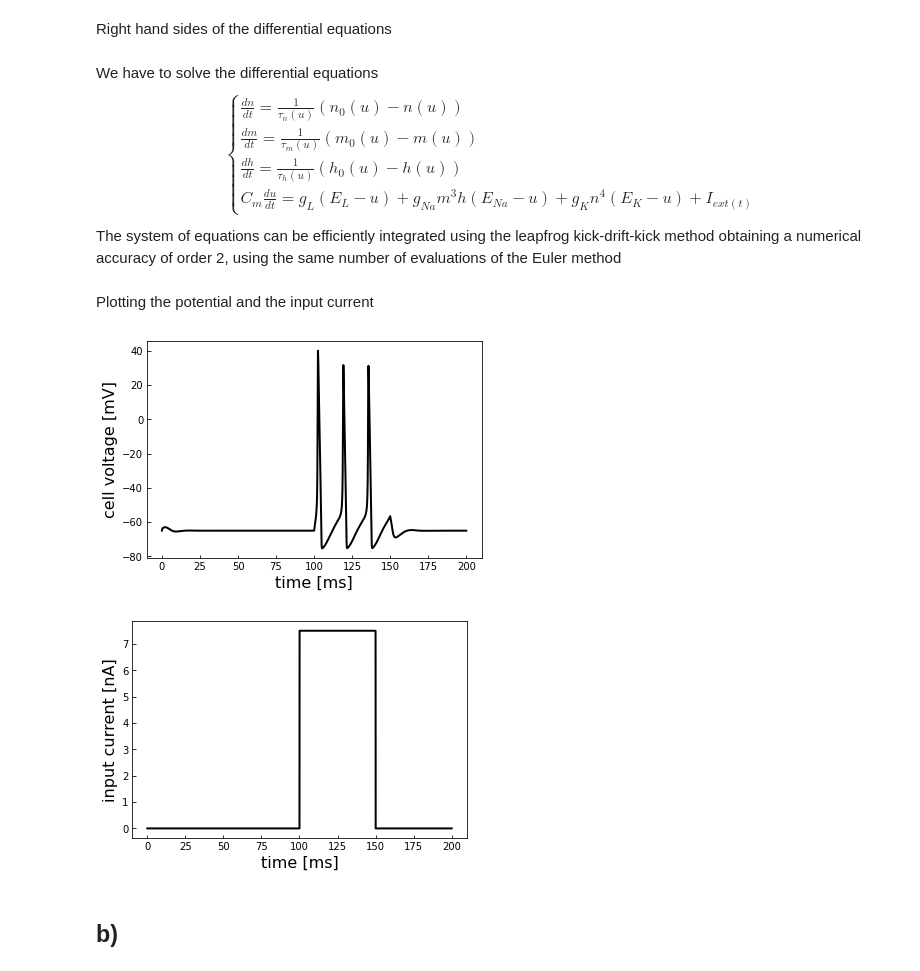
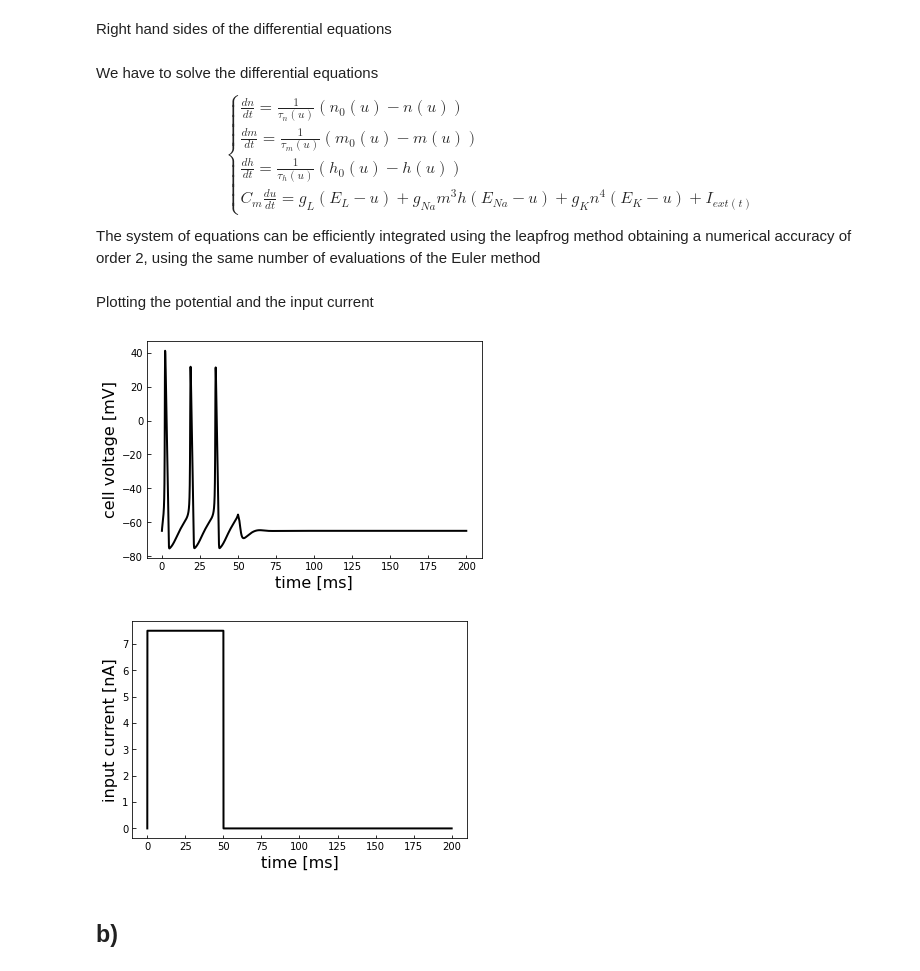
Before and after one commit to Matteo294/BIC, a Jupyter notebook: sheet2/Results02.ipynb, the cells around one changed output. Cells and saved outputs as stored; diff of their text form; code cells hidden in the pictures.

```diff
--- a/sheet2/Results02.ipynb
+++ b/sheet2/Results02.ipynb
@@ -142,19 +130,16 @@ NameError: name 'axT' is not defined
 Input current function
 # %%
 def I_ext(t):
-    I = []
-    for tt in t:
-        if tt > 100 and tt < 150:
-            I.append(7.5)
-        else:
-            I.append(0)
-    return I
+    if t > 0 and t < 50:
+        return 7.5
+    else:
+        return 0
 # %% [markdown]
 Right hand sides of the differential equations
 # %%
-def xdot(x, u, n):
-    return (1/tau[n]) * (x0[n] - x)
-def udot(u, t, n, m, h):
+def get_xdot(x, u):
+    return np.power(tau, -1) * (x0 - x)
+def get_udot(u, t, n, m, h):
     return (g_l*(E_l - u) + g_Na*m**3*h*(E_Na - u) + g_K*n**4*(E_K - u) + I_ext(t))/Cm
 # %% [markdown]
 We have to solve the differential equations
@@ -166,40 +151,44 @@ $$
 C_m \frac{du}{dt} = g_L \left(E_L - u\right) + g_{Na} m^3h \left(E_{Na} - u\right) + g_K n^4 \left(E_K-u\right) + I_{ext(t)}
 \end{cases}
 $$
-The system of equations can be efficiently integrated using the leapfrog kick-drift-kick method obtaining a numerical accuracy of order 2, using the same number of evaluations of the Euler method
+The system of equations can be efficiently integrated using the leapfrog method obtaining a numerical accuracy of order 2, using the same number of evaluations of the Euler method
+# %%
+t = np.zeros(npoints)
+x = np.zeros((npoints, 3))
+u = np.zeros(npoints)
+t[0] = 0
+x[0,:] = [n0, m0, h0]
+u[0] = u0
 # %%
-t = np.zeros((npoints, 1))
-x = np.zeros((npoints, 3))
-u = np.zeros((npoints, 1))
-t[0] = 0
-x[0,:] = [n0, m0, h0]
-u[0] = u0
+# Run the simulation
 for i in range(npoints - 1):
-    tau = get_tau(u[i])
-    x0 = get_x0(u[i])
-    u[i+1] = u[i] + dt*udot(u[i], t[i], x[i,0], x[i,1], x[i,2])
-    for n in range(3):
-        x[i+1,n] = x[i,n] + dt*xdot(x[i,n], u[i+1], n)
+    tau = np.array(get_tau(u[i]))
+    x0 = np.array(get_x0(u[i]))
+    u[i+1] = u[i] + dt*get_udot(u[i], t[i], x[i,0], x[i,1], x[i,2])
+    x[i+1] = x[i] + dt*get_xdot(x[i].flatten(), u[i+1])
     t[i+1] = t[i] + dt
 # %% [markdown]
 Plotting the potential and the input current
 # %%
 plt.plot(t, u, lw=2, color='black')
 plt.xlabel('time [ms]', fontsize=16)
 plt.ylabel('cell voltage [mV]', fontsize=16)
 ax = plt.gca()
 ax.tick_params(direction='in')
 plt.show()
 
-plt.plot(t, I_ext(t), lw=2, color='black')
+I = []
+for tt in t:
+    I.append(I_ext(tt))
+plt.plot(t, I, lw=2, color='black')
 plt.xlabel('time [ms]', fontsize=16)
 plt.ylabel('input current [nA]', fontsize=16)
 ax = plt.gca()
 ax.tick_params(direction='in')
 plt.show()
 # %% [output]
-[figure, old version]
+[figure, new version]
-[figure, old version]
+[figure, new version]
 # %% [markdown]
 ## b)
 # %% [markdown]
```
Also changed, not shown: parts of 10 cells of this notebook, 1 other file.
